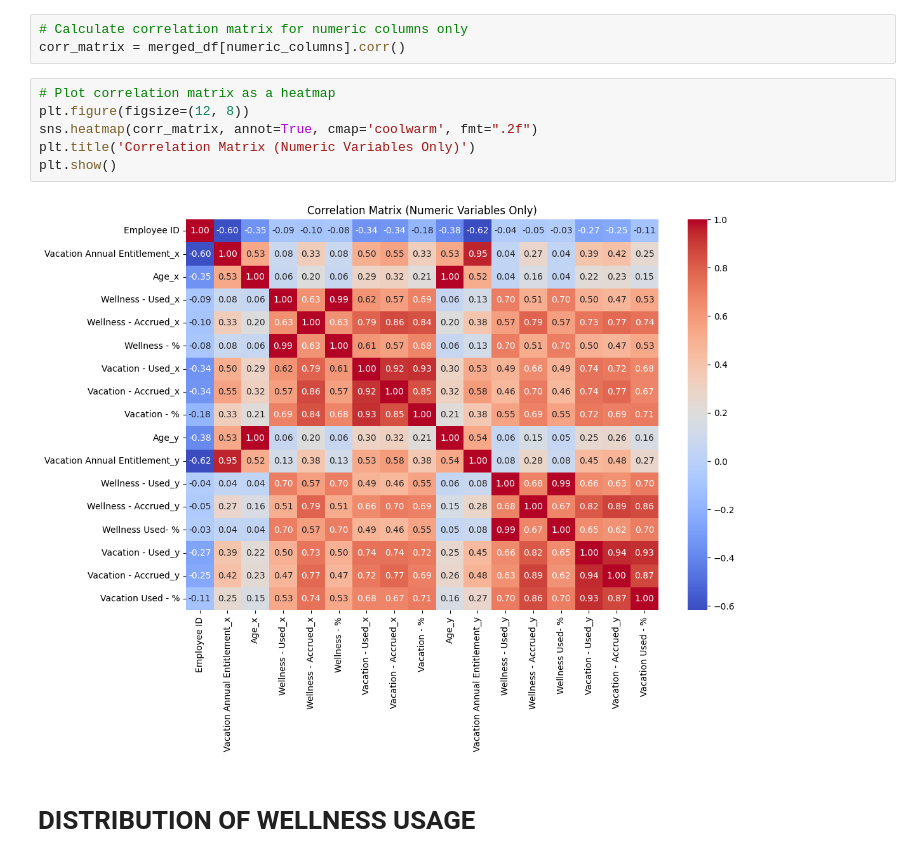
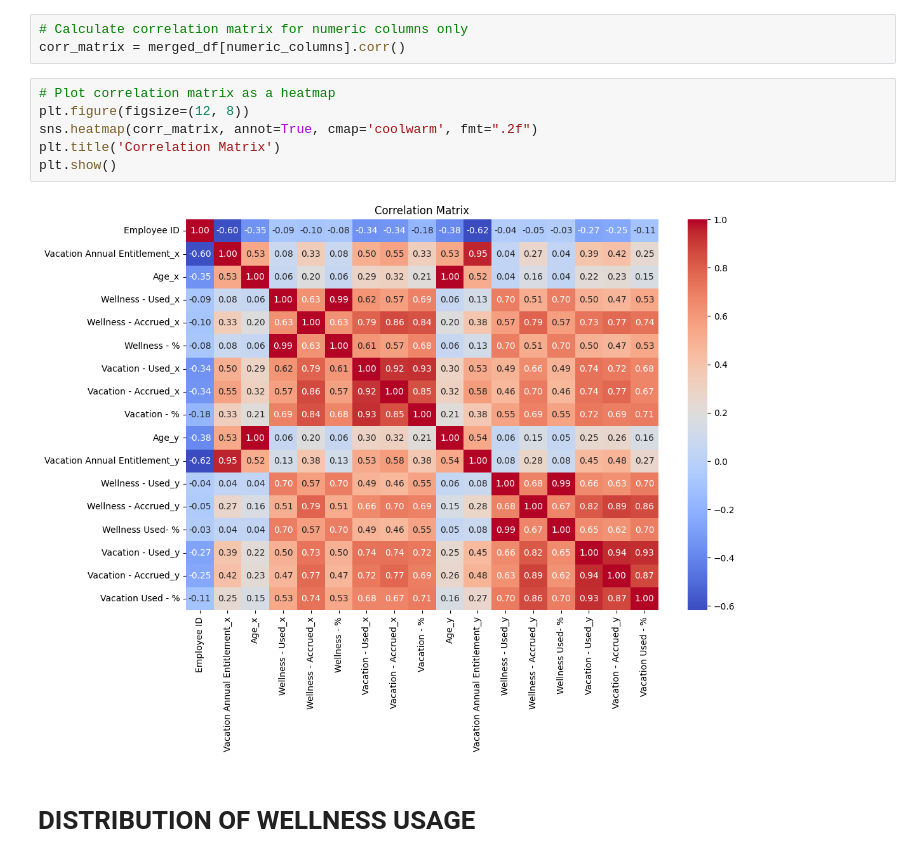
Before and after one commit to Jelilat25/Employee-Wellness-Performance-and-Retention-Analysis, a Jupyter notebook: People Data Analysis.ipynb, the cells around one changed output. Drawn from its saved outputs; the diff is of its cells as text.

```diff
--- a/People Data Analysis.ipynb
+++ b/People Data Analysis.ipynb
@@ -139,11 +119,11 @@ corr_matrix = merged_df[numeric_columns].corr()
 # %%
 # Plot correlation matrix as a heatmap
 plt.figure(figsize=(12, 8))
 sns.heatmap(corr_matrix, annot=True, cmap='coolwarm', fmt=".2f")
-plt.title('Correlation Matrix (Numeric Variables Only)')
+plt.title('Correlation Matrix')
 plt.show()
 # %% [output]
-[figure, old version]
+[figure, new version]
 # %% [markdown]
 # **DISTRIBUTION OF WELLNESS USAGE**
 # %%
```
Also changed, not shown: parts of 6 cells of this notebook.
